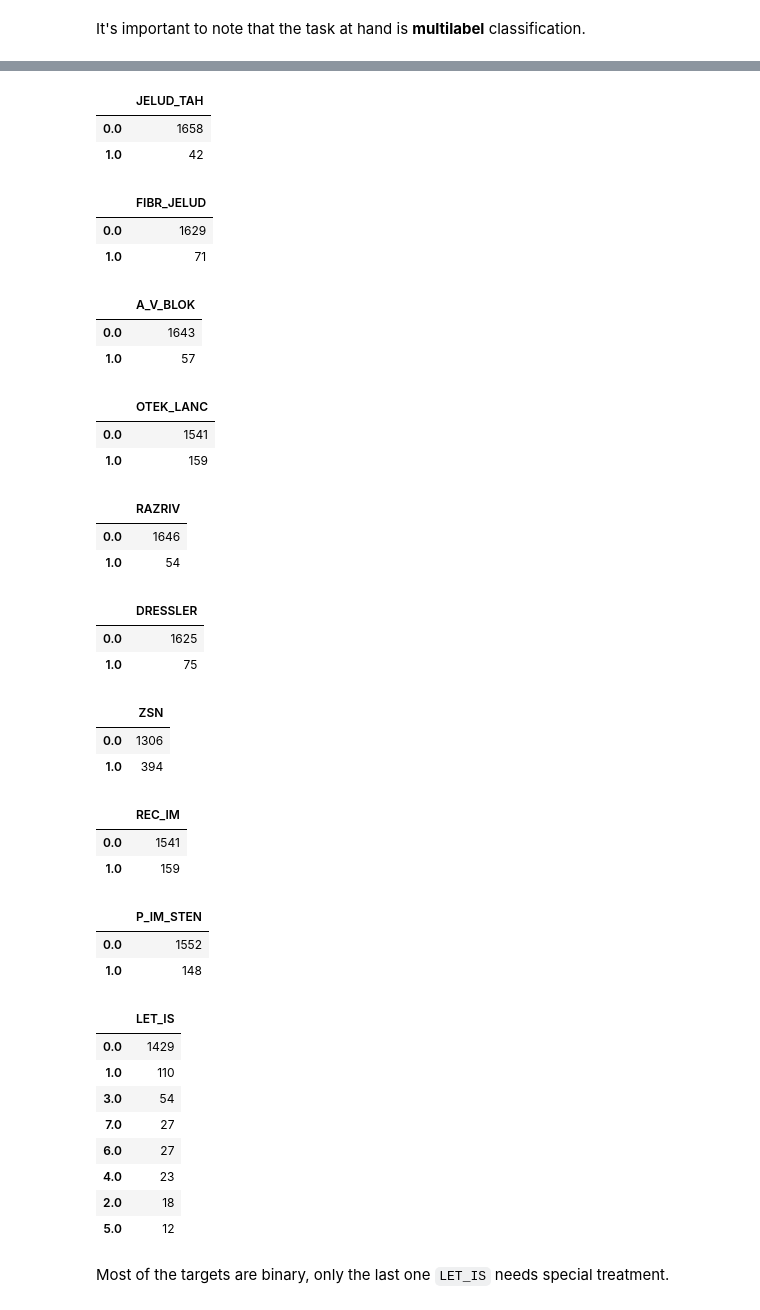
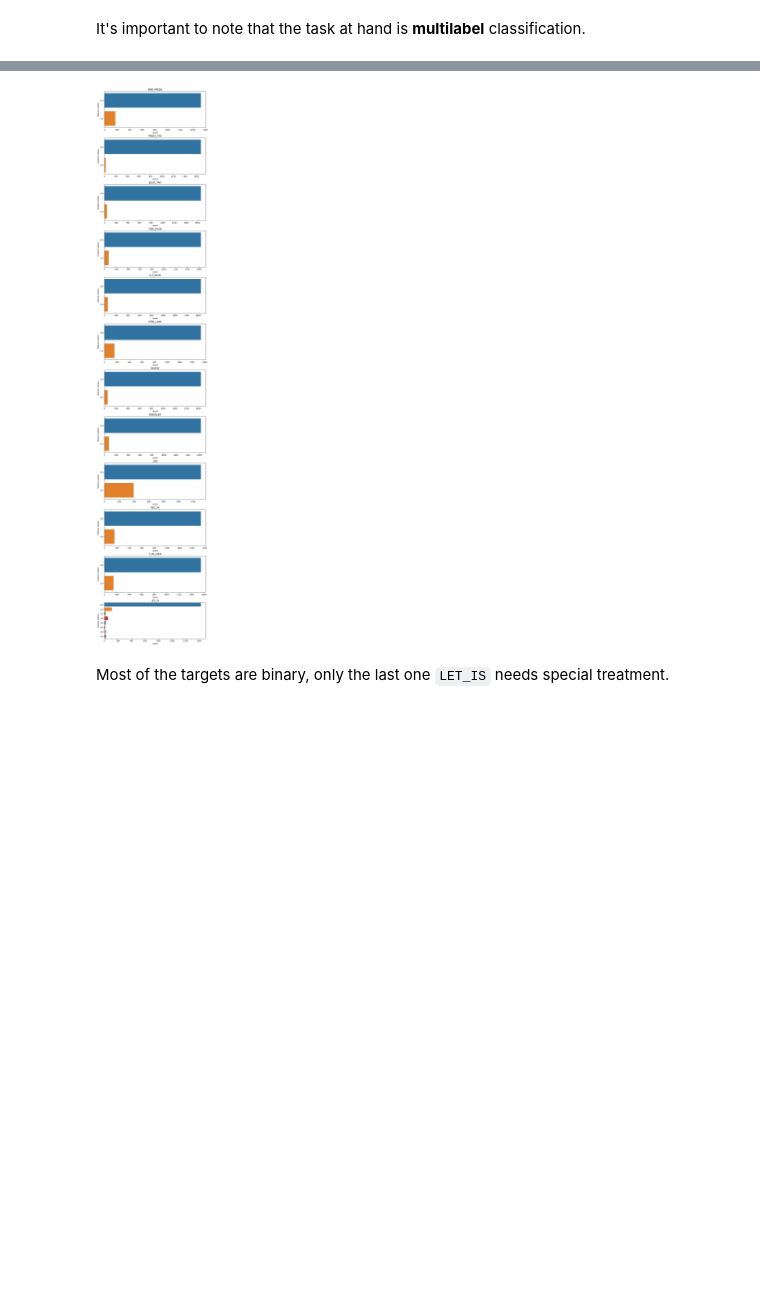
Before and after one commit to Lapochka365/HSE-Project-First-Year, a Jupyter notebook: Checkpoint 4.ipynb, the cells around one changed output, grey strips where cells are left out. Drawn from its saved outputs; the diff is of its cells as text; code cells hidden in the pictures; blank space fills up the shorter version.

```diff
--- a/Checkpoint 4.ipynb
+++ b/Checkpoint 4.ipynb
@@ -98,6 +104,9 @@ for col_to_drop in columns_to_drop:
 # %% [markdown]
 It's important to note that the task at hand is __multilabel__ classification.
 # %%
-for target in target_columns:
-    display(infarction_df[target].value_counts().to_frame())
+fig, axes = plt.subplots(nrows=len(target_columns), ncols=1, figsize=(8, 40), constrained_layout=True)
+for idx, target in enumerate(target_columns):
+    sns.countplot(y=infarction_df[target], ax=axes[idx])
+    axes[idx].set_ylabel("feature values")
+    axes[idx].set_title(target)
 # %% [output]
@@ -110,39 +113,4 @@ for target in target_columns:
-|  | JELUD_TAH |
-| 0.0 | 1658 |
-| 1.0 | 42 |
-|  | FIBR_JELUD |
-| 0.0 | 1629 |
-| 1.0 | 71 |
-|  | A_V_BLOK |
-| 0.0 | 1643 |
-| 1.0 | 57 |
-|  | OTEK_LANC |
-| 0.0 | 1541 |
-| 1.0 | 159 |
-|  | RAZRIV |
-| 0.0 | 1646 |
-| 1.0 | 54 |
-|  | DRESSLER |
-| 0.0 | 1625 |
-| 1.0 | 75 |
-|  | ZSN |
-| 0.0 | 1306 |
-| 1.0 | 394 |
-|  | REC_IM |
-| 0.0 | 1541 |
-| 1.0 | 159 |
-|  | P_IM_STEN |
-| 0.0 | 1552 |
-| 1.0 | 148 |
-|  | LET_IS |
-| 0.0 | 1429 |
-| 1.0 | 110 |
-| 3.0 | 54 |
-| 7.0 | 27 |
-| 6.0 | 27 |
-| 4.0 | 23 |
-| 2.0 | 18 |
-| 5.0 | 12 |
+[figure, added]
 # %% [markdown]
 Most of the targets are binary, only the last one `LET_IS` needs special treatment.
 # %% [markdown]
```
Also changed, not shown: parts of 59 cells of this notebook.
